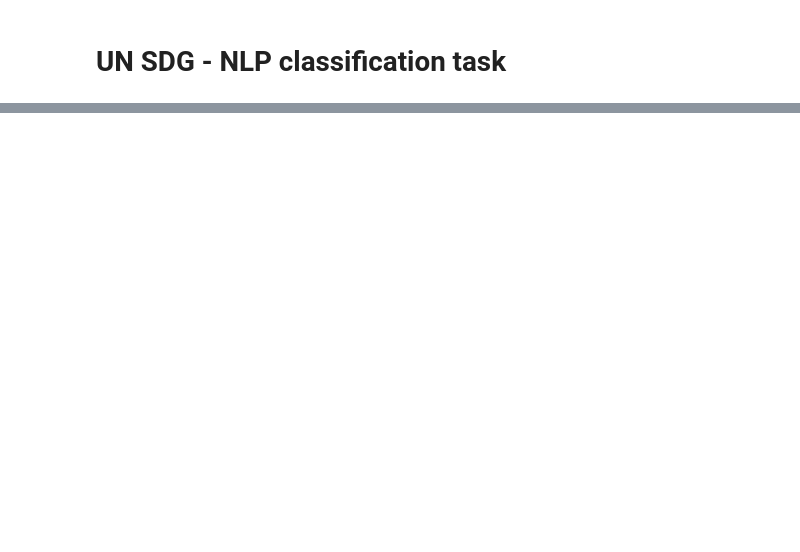
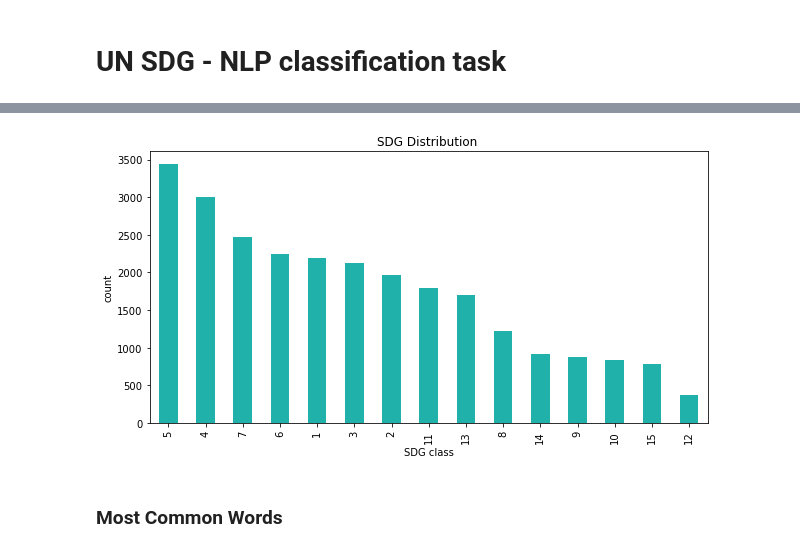
Before and after one commit to sosocrypto/UN-SDG-Project, a Jupyter notebook: sdg_project_notebook.ipynb, the cells around one changed output, grey strips where cells are left out. Cells and saved outputs as stored; diff of their text form; code cells hidden in the pictures; blank space fills up the shorter version.

```diff
--- a/sdg_project_notebook.ipynb
+++ b/sdg_project_notebook.ipynb
@@ -67,9 +2,0 @@ To analyze the the data we will need the following packages
-# %%
-# Libraries for data loading, data manipulation and data visulisation
-import pandas as pd
-import numpy as np
-import seaborn as sns
-import matplotlib.pyplot as plt
-from wordcloud import WordCloud
-# set plot style
-sns.set()
@@ -189,0 +30,26 @@ test_data.head()
+# %%
+import nltk
+import numpy as np
+import pandas as pd
+import seaborn as sns
+
+from pylab import rcParams
+rcParams['figure.figsize'] = 10, 5
+
+from nltk.tokenize import TreebankWordTokenizer
+from nltk import SnowballStemmer, PorterStemmer, LancasterStemmer
+from nltk.stem import WordNetLemmatizer
+from nltk.corpus import stopwords
+from nltk.probability import FreqDist
+
+#libraries for feature pre-processing and scaling
+from sklearn.preprocessing import StandardScaler, MaxAbsScaler
+from sklearn.feature_extraction.text import CountVectorizer
+from sklearn.feature_extraction.text import TfidfVectorizer
+from sklearn.model_selection import train_test_split
+
+#libraries for modelling
+from sklearn.linear_model import LogisticRegression
+
+from sklearn import metrics
+from sklearn.metrics import classification_report
@@ -189,0 +160,11 @@ test_data.head()
+# %%
+# graphical representaion of class distribution
+train_df['sdg'].value_counts().plot(kind = 'bar', color=['lightseagreen'])
+plt.title('SDG Distribution ')
+plt.xlabel('SDG class')
+plt.ylabel('count')
+plt.show()
+# %% [output]
+[figure, added]
+# %% [markdown]
+### Most Common Words
```
Also changed, not shown: parts of 68 cells of this notebook.
